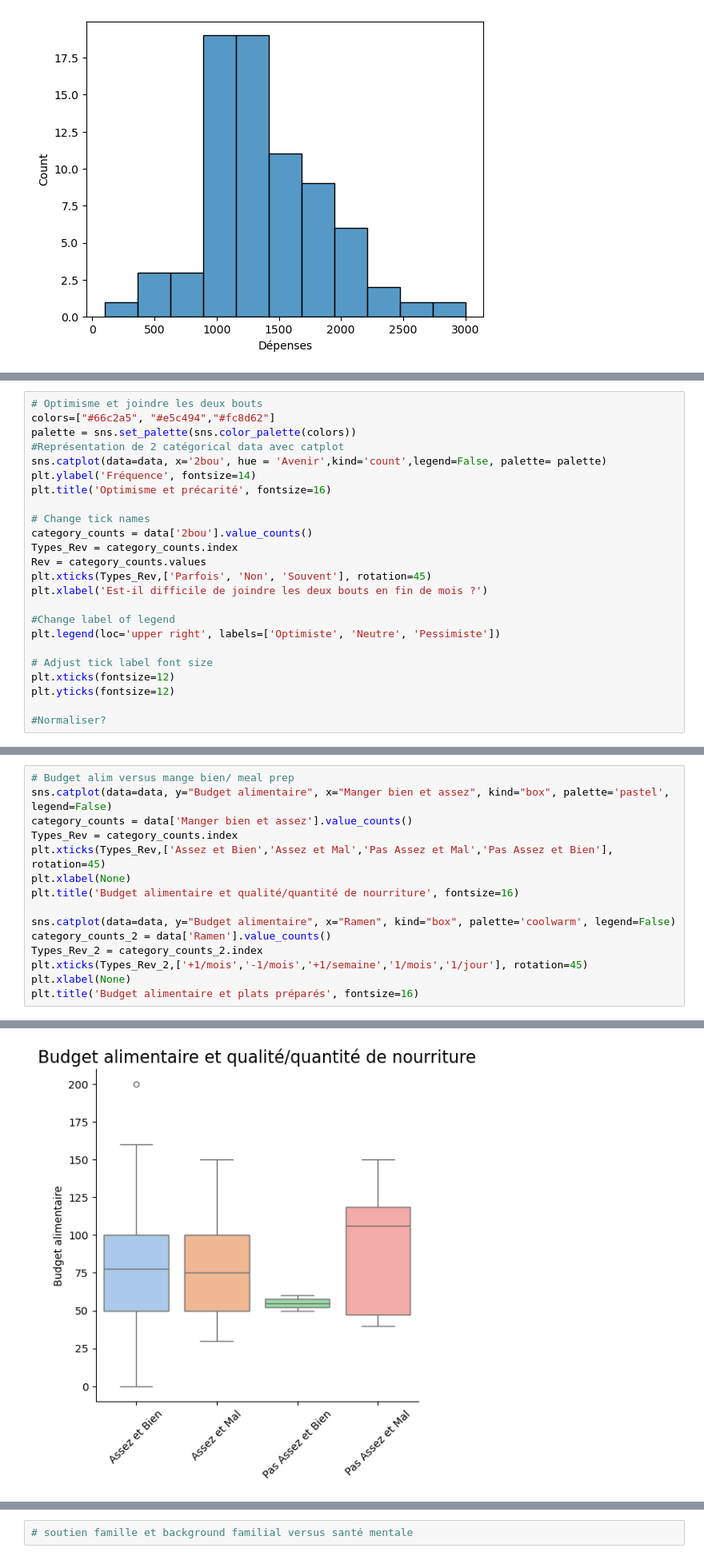
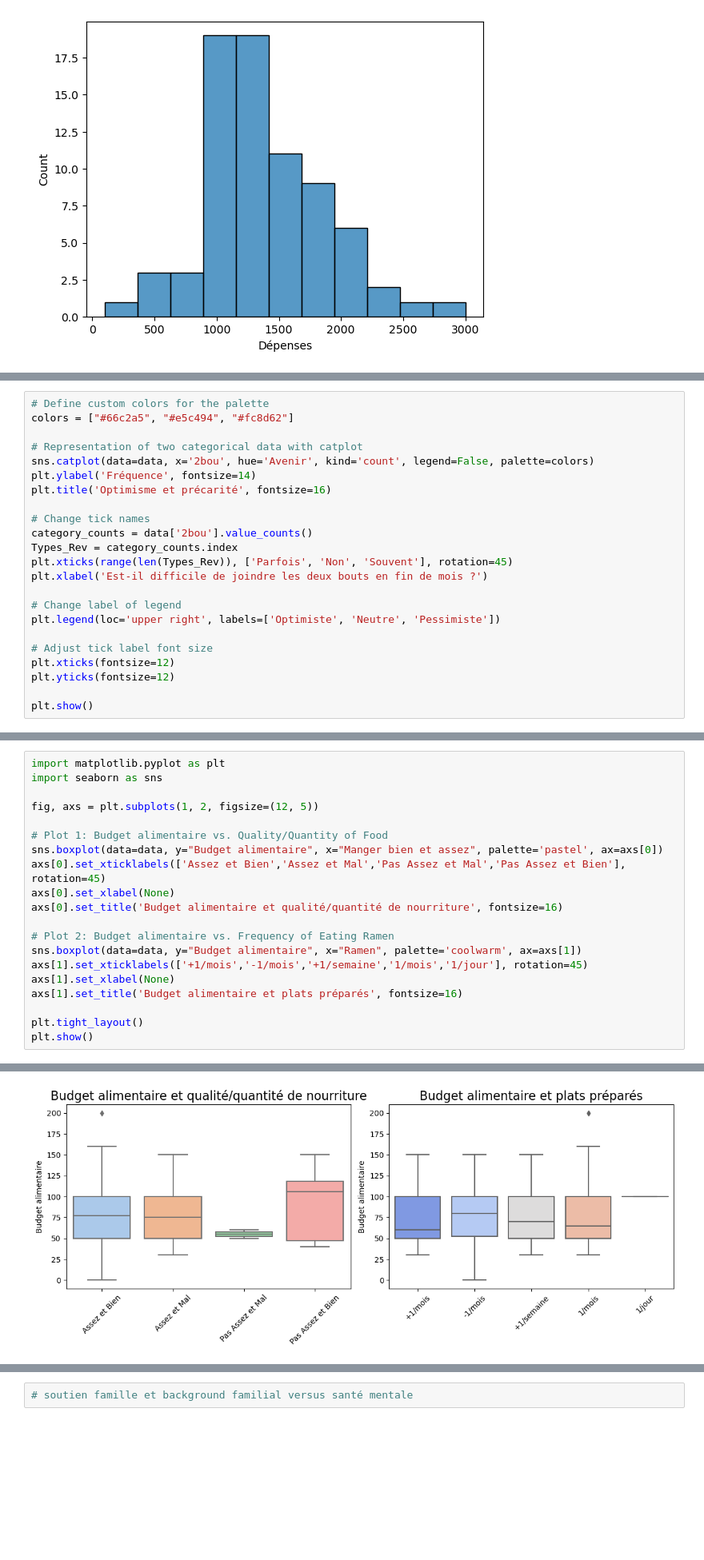
Before and after one commit to ClarissePierre/Precarite_Analyse, a Jupyter notebook: analyse.ipynb, the cells around one changed output, grey strips where cells are left out. Shown at 80% size. Cells and saved outputs as stored; diff of their text form; blank space fills up the shorter version.

```diff
--- a/analyse.ipynb
+++ b/analyse.ipynb
@@ -890,25 +885,24 @@ sns.boxplot(ax=axs[2],data=data_without_parents, y="Dépenses", x="Médecin", pa
 # %%
-# Optimisme et joindre les deux bouts
-colors=["#66c2a5", "#e5c494","#fc8d62"]
-palette = sns.set_palette(sns.color_palette(colors))
-#Représentation de 2 catégorical data avec catplot
-sns.catplot(data=data, x='2bou', hue = 'Avenir',kind='count',legend=False, palette= palette)
+# Define custom colors for the palette
+colors = ["#66c2a5", "#e5c494", "#fc8d62"]
+
+# Representation of two categorical data with catplot
+sns.catplot(data=data, x='2bou', hue='Avenir', kind='count', legend=False, palette=colors)
 plt.ylabel('Fréquence', fontsize=14)
 plt.title('Optimisme et précarité', fontsize=16)
 
 # Change tick names
 category_counts = data['2bou'].value_counts()
 Types_Rev = category_counts.index
-Rev = category_counts.values
-plt.xticks(Types_Rev,['Parfois', 'Non', 'Souvent'], rotation=45)
+plt.xticks(range(len(Types_Rev)), ['Parfois', 'Non', 'Souvent'], rotation=45)
 plt.xlabel('Est-il difficile de joindre les deux bouts en fin de mois ?')
 
-#Change label of legend
+# Change label of legend
 plt.legend(loc='upper right', labels=['Optimiste', 'Neutre', 'Pessimiste'])
 
 # Adjust tick label font size
 plt.xticks(fontsize=12)
 plt.yticks(fontsize=12)
 
-#Normaliser?
+plt.show()
 # %% [output]
@@ -996,18 +994,23 @@ plt.yticks(fontsize=12)
   Text(0, 35.0, '35')])
 [figure]
 # %%
-# Budget alim versus mange bien/ meal prep
-sns.catplot(data=data, y="Budget alimentaire", x="Manger bien et assez", kind="box", palette='pastel', legend=False)
-category_counts = data['Manger bien et assez'].value_counts()
-Types_Rev = category_counts.index
-plt.xticks(Types_Rev,['Assez et Bien','Assez et Mal','Pas Assez et Mal','Pas Assez et Bien'], rotation=45)
-plt.xlabel(None)
-plt.title('Budget alimentaire et qualité/quantité de nourriture', fontsize=16)
+import matplotlib.pyplot as plt
+import seaborn as sns
 
-sns.catplot(data=data, y="Budget alimentaire", x="Ramen", kind="box", palette='coolwarm', legend=False)
-category_counts_2 = data['Ramen'].value_counts()
-Types_Rev_2 = category_counts_2.index
-plt.xticks(Types_Rev_2,['+1/mois','-1/mois','+1/semaine','1/mois','1/jour'], rotation=45)
-plt.xlabel(None)
-plt.title('Budget alimentaire et plats préparés', fontsize=16)
+fig, axs = plt.subplots(1, 2, figsize=(12, 5))
+
+# Plot 1: Budget alimentaire vs. Quality/Quantity of Food
+sns.boxplot(data=data, y="Budget alimentaire", x="Manger bien et assez", palette='pastel', ax=axs[0])
+axs[0].set_xticklabels(['Assez et Bien','Assez et Mal','Pas Assez et Mal','Pas Assez et Bien'], rotation=45)
+axs[0].set_xlabel(None)
+axs[0].set_title('Budget alimentaire et qualité/quantité de nourriture', fontsize=16)
+
+# Plot 2: Budget alimentaire vs. Frequency of Eating Ramen
+sns.boxplot(data=data, y="Budget alimentaire", x="Ramen", palette='coolwarm', ax=axs[1])
+axs[1].set_xticklabels(['+1/mois','-1/mois','+1/semaine','1/mois','1/jour'], rotation=45)
+axs[1].set_xlabel(None)
+axs[1].set_title('Budget alimentaire et plats préparés', fontsize=16)
+
+plt.tight_layout()
+plt.show()
 # %% [output]
@@ -1022 +1017 @@ Text(0.5, 1.0, 'Budget alimentaire et plats préparés')
-[figure, old version]
+[figure, new version]
```
Also changed, not shown: parts of 17 cells of this notebook.
